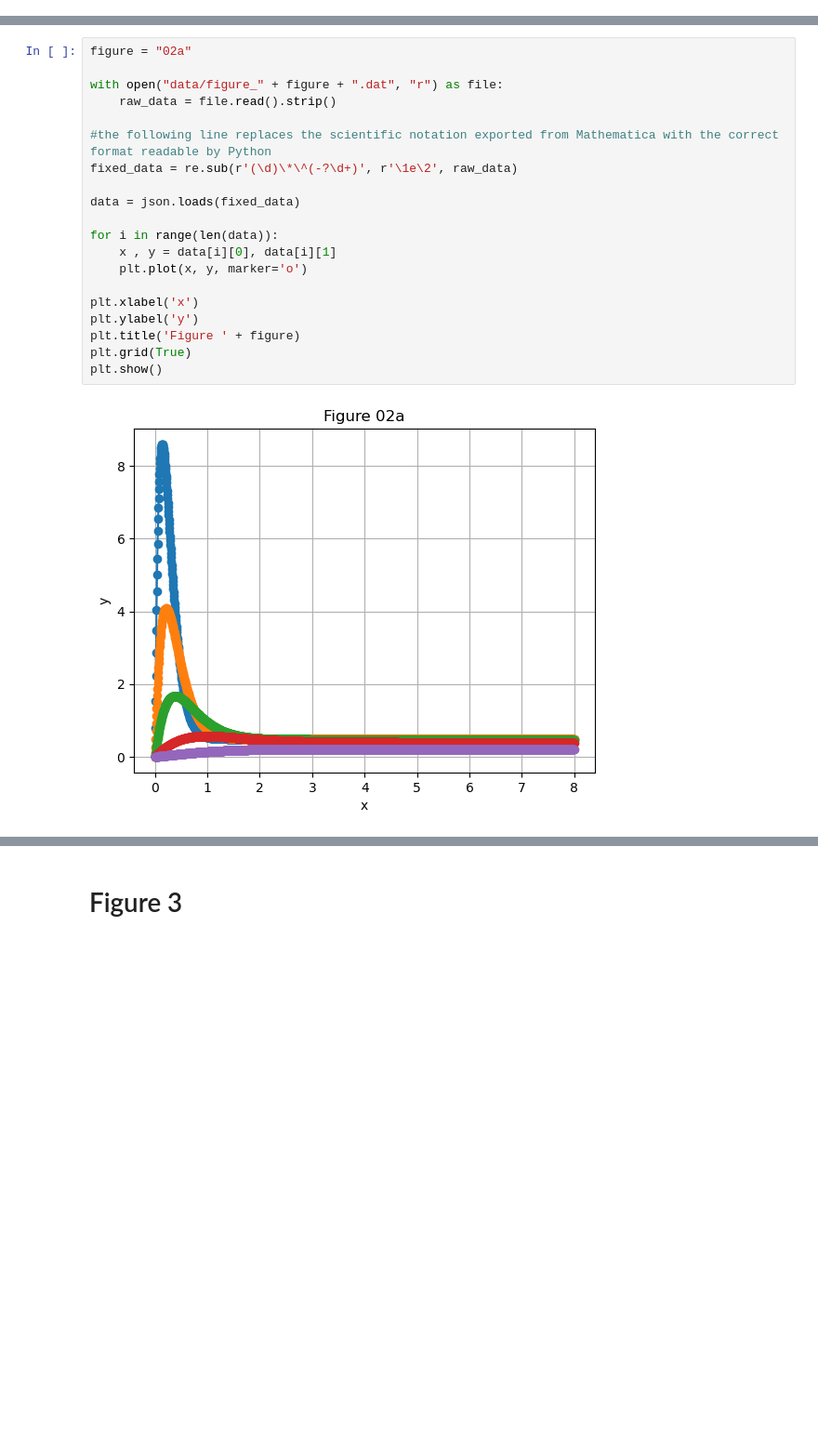
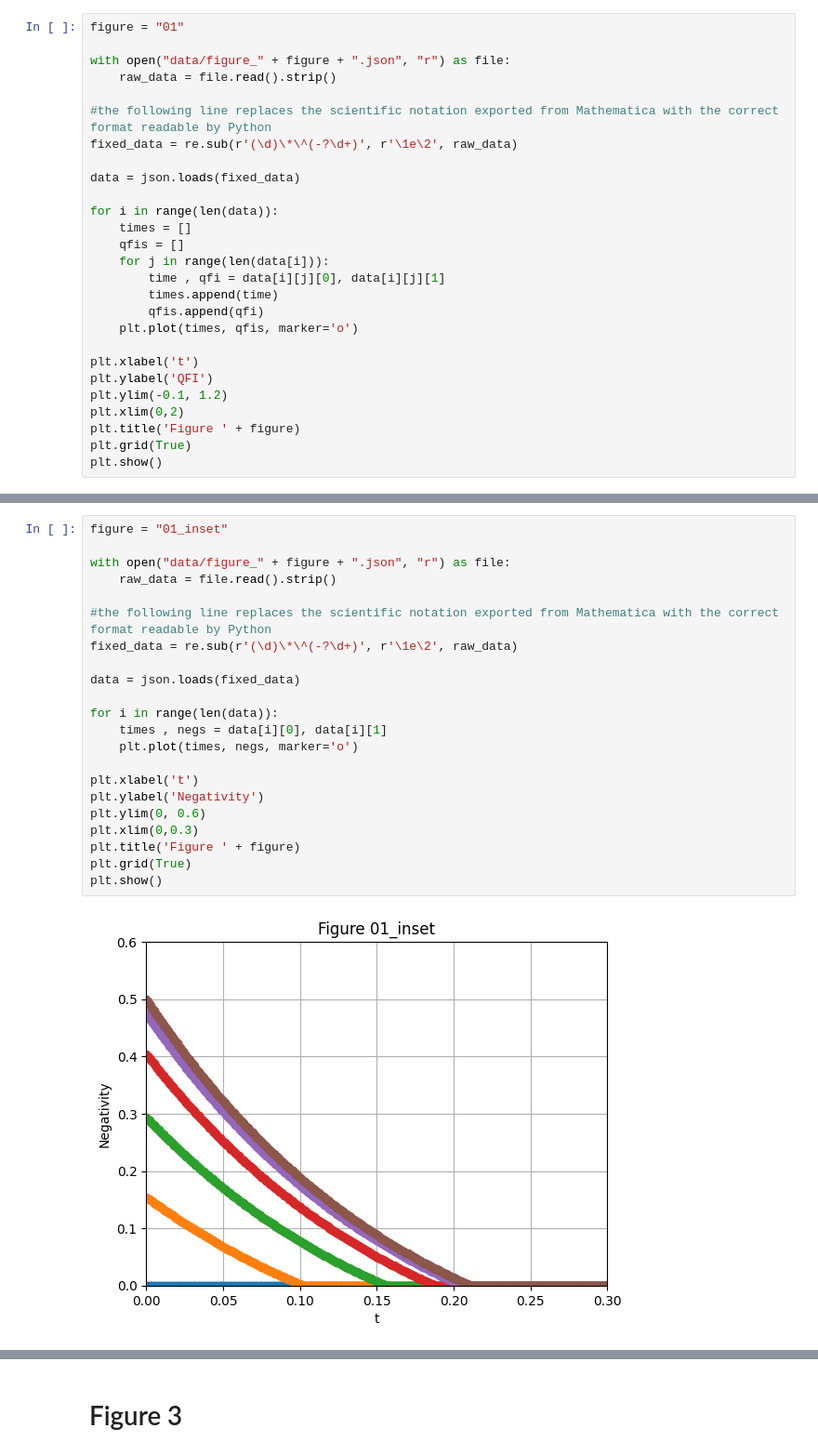
Before and after one commit to EnricoTrombetti/plots_nonequilibrium_thermometry_via_an_ensemble_of_initially_correlated_qubits, a Jupyter notebook: plots_nonequilibrium_thermometry_via_an_ensemble_of_initially_correlated_qubits.ipynb, the cells around one changed output, grey strips where cells are left out. Shown at 93% size. Cells and saved outputs as stored; diff of their text form; blank space fills up the shorter version.

Commit message:
data for the new version of the paper (incomplete)

```diff
--- a/plots_nonequilibrium_thermometry_via_an_ensemble_of_initially_correlated_qubits.ipynb
+++ b/plots_nonequilibrium_thermometry_via_an_ensemble_of_initially_correlated_qubits.ipynb
@@ -6,0 +8,27 @@ import re
+# %%
+figure = "01"
+
+with open("data/figure_" + figure + ".json", "r") as file:
+    raw_data = file.read().strip()
+
+#the following line replaces the scientific notation exported from Mathematica with the correct format readable by Python
+fixed_data = re.sub(r'(\d)\*\^(-?\d+)', r'\1e\2', raw_data)
+
+data = json.loads(fixed_data)
+
+for i in range(len(data)):
+    times = []
+    qfis = []
+    for j in range(len(data[i])):
+        time , qfi = data[i][j][0], data[i][j][1]
+        times.append(time)
+        qfis.append(qfi)
+    plt.plot(times, qfis, marker='o')
+
+plt.xlabel('t')
+plt.ylabel('QFI')
+plt.ylim(-0.1, 1.2)
+plt.xlim(0,2)
+plt.title('Figure ' + figure)
+plt.grid(True)
+plt.show()
@@ -7,22 +37,24 @@ import re
 # %%
-figure = "02a"
+figure = "01_inset"
 
-with open("data/figure_" + figure + ".dat", "r") as file:
+with open("data/figure_" + figure + ".json", "r") as file:
     raw_data = file.read().strip()
 
 #the following line replaces the scientific notation exported from Mathematica with the correct format readable by Python
 fixed_data = re.sub(r'(\d)\*\^(-?\d+)', r'\1e\2', raw_data)
 
 data = json.loads(fixed_data)
 
 for i in range(len(data)):
-    x , y = data[i][0], data[i][1]
-    plt.plot(x, y, marker='o')
+    times , negs = data[i][0], data[i][1]
+    plt.plot(times, negs, marker='o')
 
-plt.xlabel('x')
-plt.ylabel('y')
+plt.xlabel('t')
+plt.ylabel('Negativity')
+plt.ylim(0, 0.6)
+plt.xlim(0,0.3)
 plt.title('Figure ' + figure)
 plt.grid(True)
 plt.show()
 # %% [output]
-[figure, old version]
+[figure, new version]
```
Also changed, not shown: parts of 31 cells of this notebook, 5 other files.
